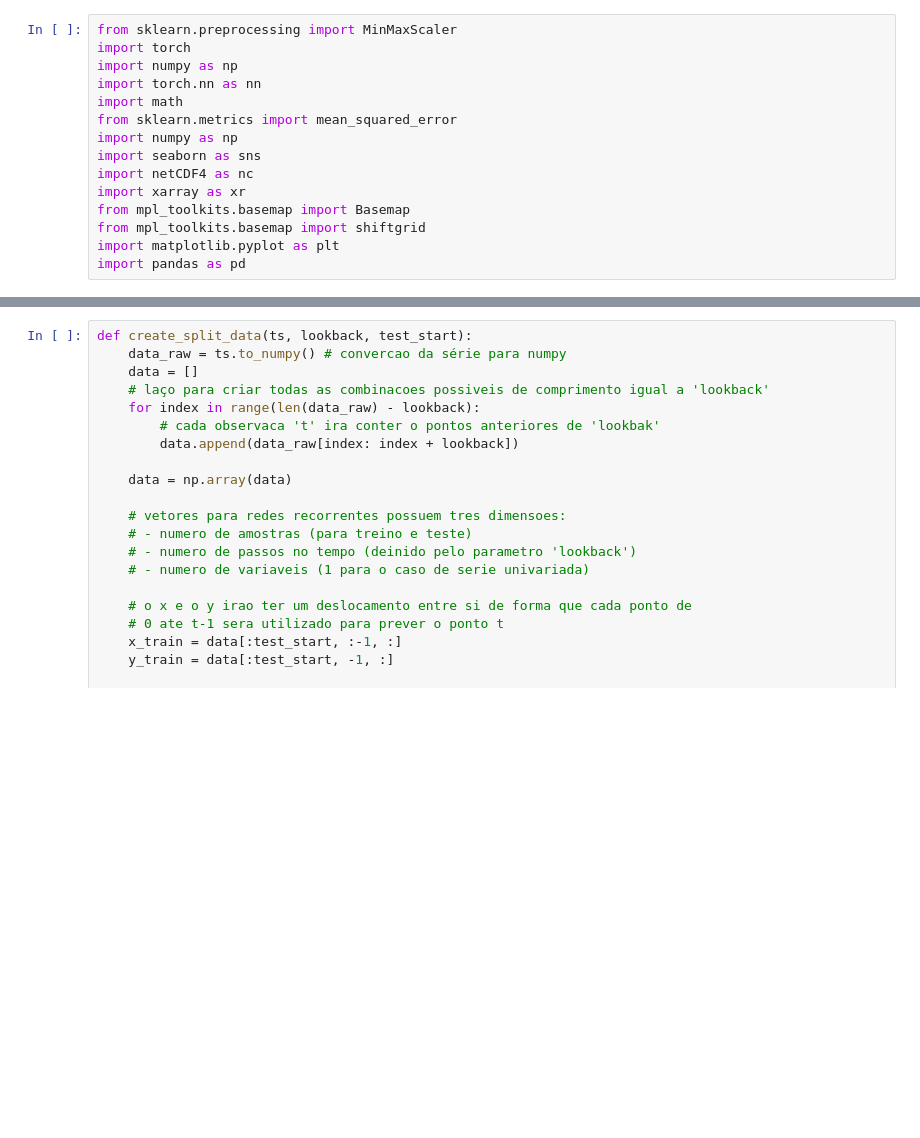
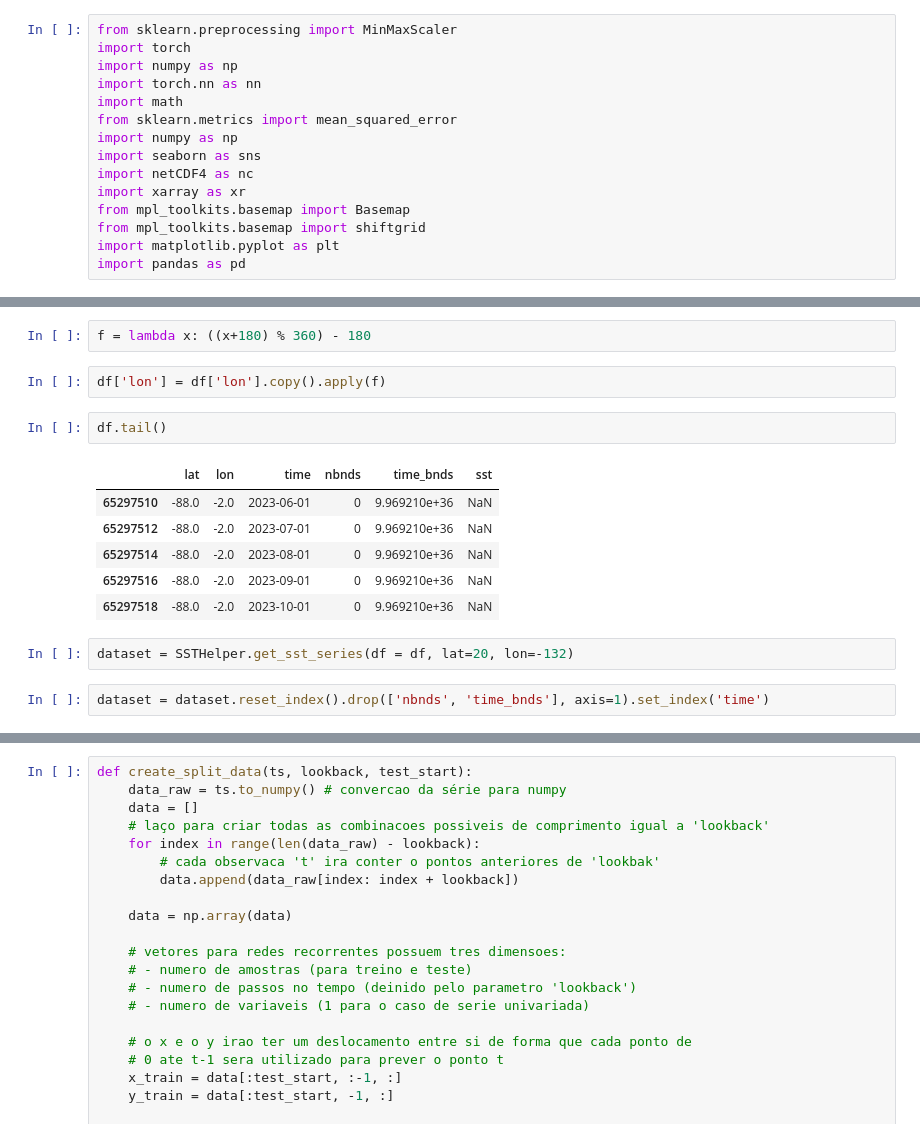
Before and after one commit to matheusvictal/sst-time-series-ml, a Jupyter notebook: sst_lstm.ipynb, the cells around one changed output, grey strips where cells are left out. Saved outputs shown, nothing was run; the diff lists cells and outputs as text; blank space fills up the shorter version.

```diff
--- a/sst_lstm.ipynb
+++ b/sst_lstm.ipynb
@@ -19,0 +40,17 @@ import pandas as pd
+# %%
+f = lambda x: ((x+180) % 360) - 180
+# %%
+df['lon'] = df['lon'].copy().apply(f)
+# %%
+df.tail()
+# %% [output]
+|  | lat | lon | time | nbnds | time_bnds | sst |
+| 65297510 | -88.0 | -2.0 | 2023-06-01 | 0 | 9.969210e+36 | NaN |
+| 65297512 | -88.0 | -2.0 | 2023-07-01 | 0 | 9.969210e+36 | NaN |
+| 65297514 | -88.0 | -2.0 | 2023-08-01 | 0 | 9.969210e+36 | NaN |
+| 65297516 | -88.0 | -2.0 | 2023-09-01 | 0 | 9.969210e+36 | NaN |
+| 65297518 | -88.0 | -2.0 | 2023-10-01 | 0 | 9.969210e+36 | NaN |
+# %%
+dataset = SSTHelper.get_sst_series(df = df, lat=20, lon=-132)
+# %%
+dataset = dataset.reset_index().drop(['nbnds', 'time_bnds'], axis=1).set_index('time')
```
Also changed, not shown: parts of 17 cells of this notebook, 1 other file.
